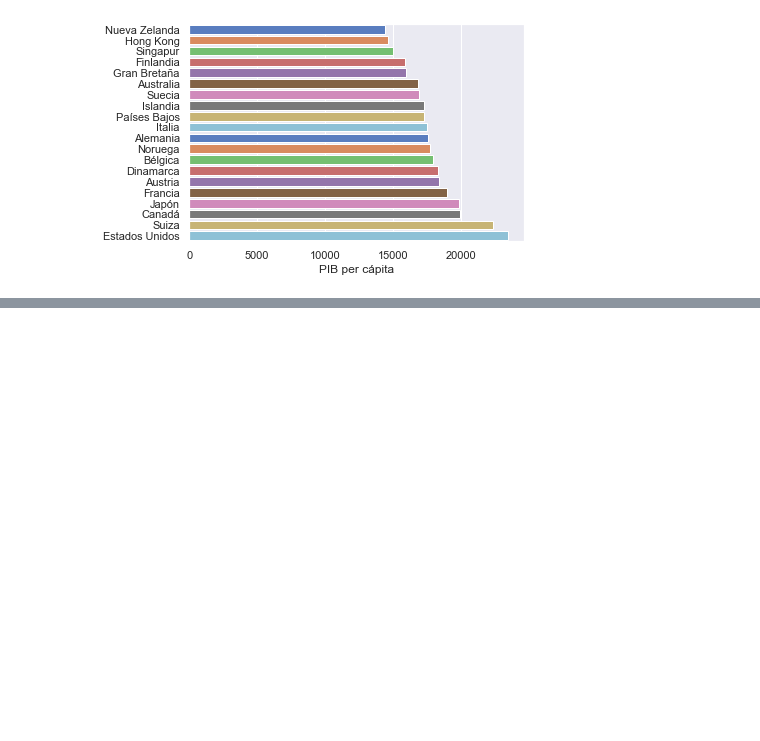
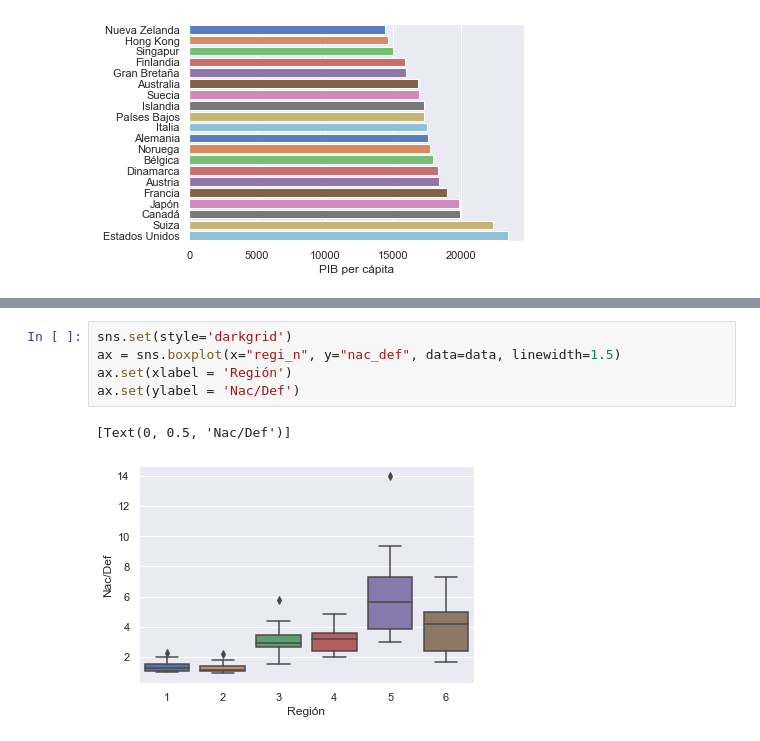
Before and after one commit to ManuelPertejo/PracticaPython, a Jupyter notebook: PracticaPython.ipynb, the cells around one changed output, grey strips where cells are left out. Drawn from its saved outputs; the diff is of its cells as text; blank space fills up the shorter version.

```diff
--- a/PracticaPython.ipynb
+++ b/PracticaPython.ipynb
@@ -213,0 +286,8 @@ ax.set(xlabel='PIB per cápita', ylabel='')
+# %%
+sns.set(style='darkgrid')
+ax = sns.boxplot(x="regi_n", y="nac_def", data=data, linewidth=1.5)
+ax.set(xlabel = 'Región')
+ax.set(ylabel = 'Nac/Def')
+# %% [output]
+[Text(0, 0.5, 'Nac/Def')]
+[figure, added]
```
Also changed, not shown: parts of 15 cells of this notebook.
